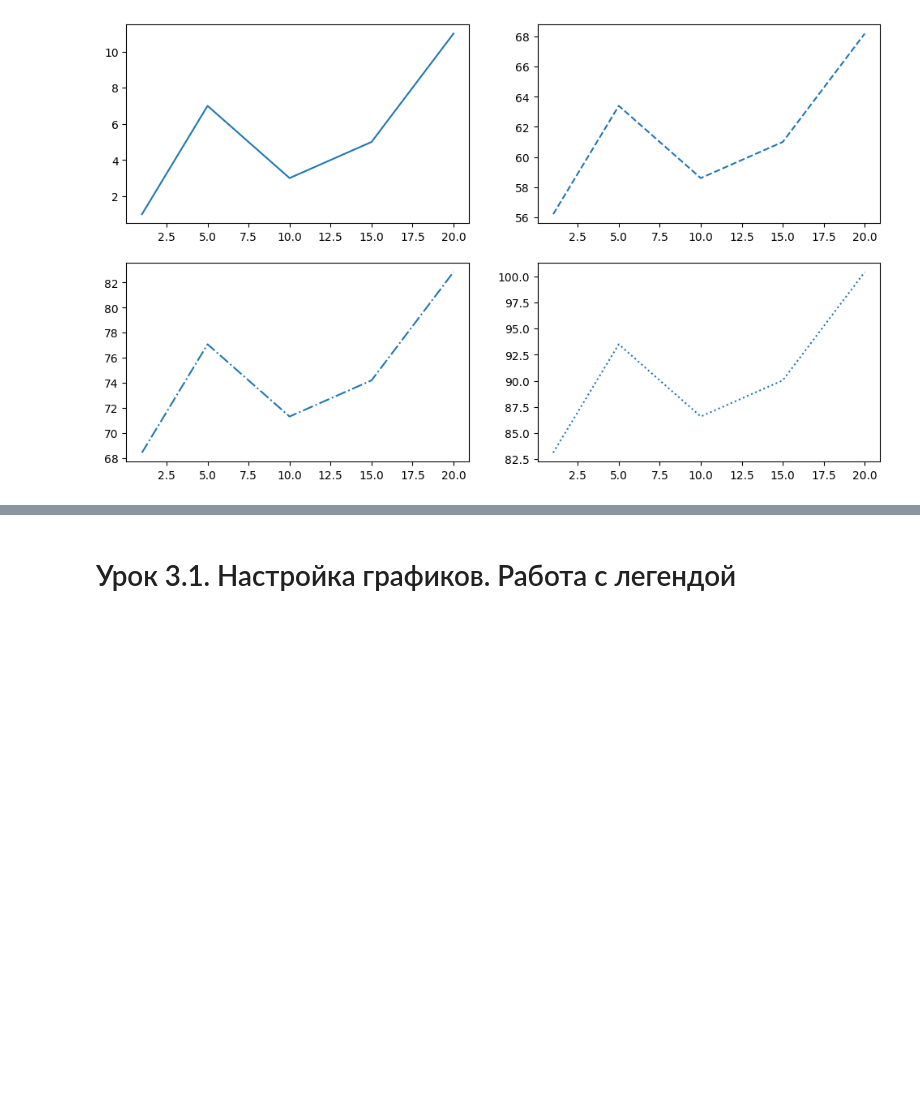
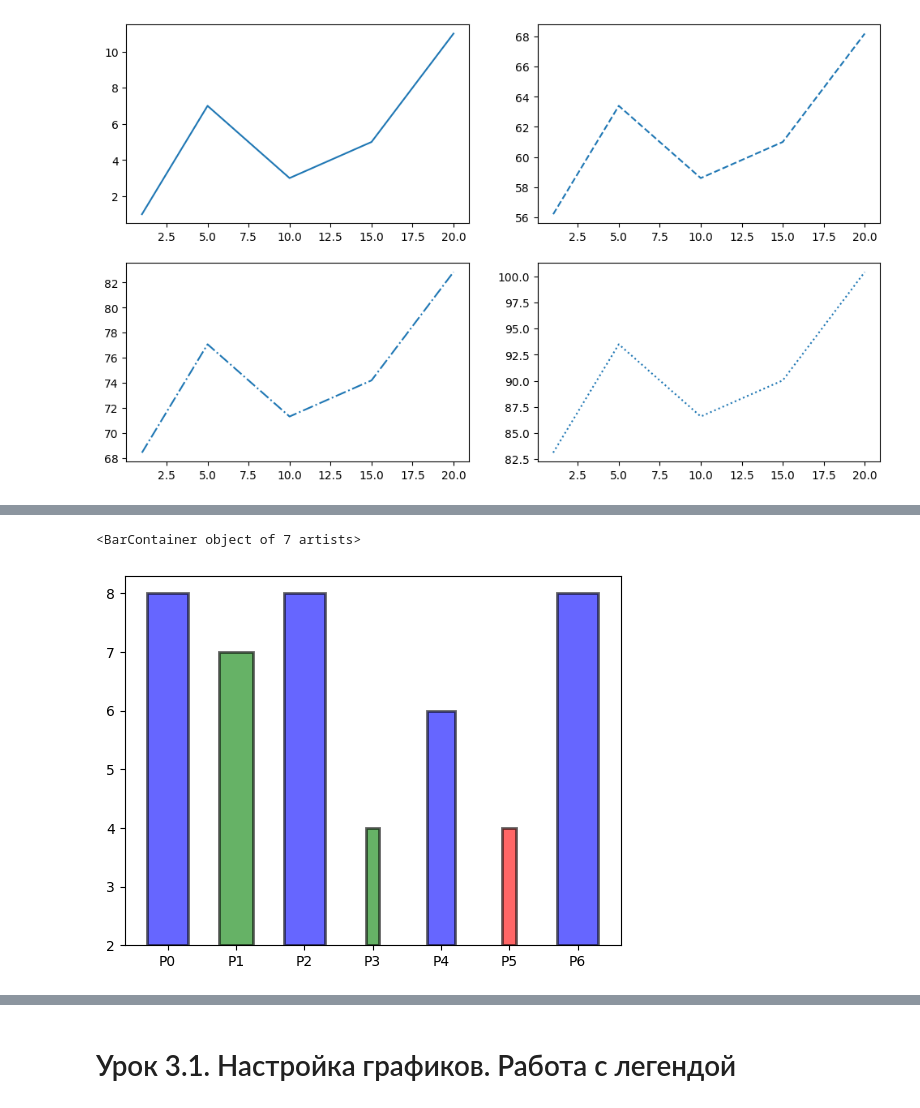
Before and after one commit to Vitalyastiy/cheat-python, a Jupyter notebook: viz/Plt_учебник.ipynb, the cells around one changed output, grey strips where cells are left out. Saved outputs shown, nothing was run; the diff lists cells and outputs as text; code cells hidden in the pictures; blank space fills up the shorter version.

```diff
--- a/viz/Plt_учебник.ipynb
+++ b/viz/Plt_учебник.ipynb
@@ -306,0 +374,12 @@ plt.plot(x, y4, ':')
+# %%
+import matplotlib.colors as mcolors
+bc = mcolors.BASE_COLORS
+np.random.seed(123)
+groups = [f"P{i}" for i in range(7)]
+counts = np.random.randint(0, len(bc), len(groups))
+width = counts*0.1
+colors = [["r", "b", "g"][int(np.random.randint(0, 3, 1))] for _ in counts]
+plt.bar(groups, counts, width=width, alpha=0.6, bottom=2, color=colors, edgecolor="k", linewidth=2)
+# %% [output]
+<BarContainer object of 7 artists>
+[figure, added]
```
Also changed, not shown: parts of 25 cells of this notebook.
